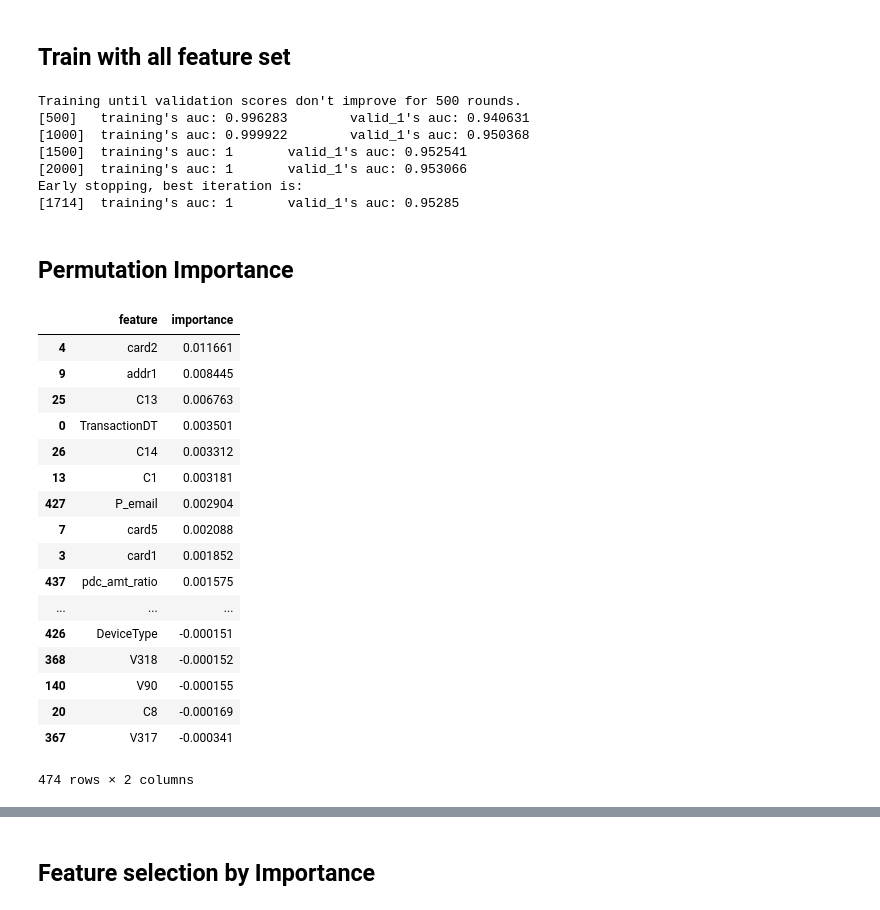
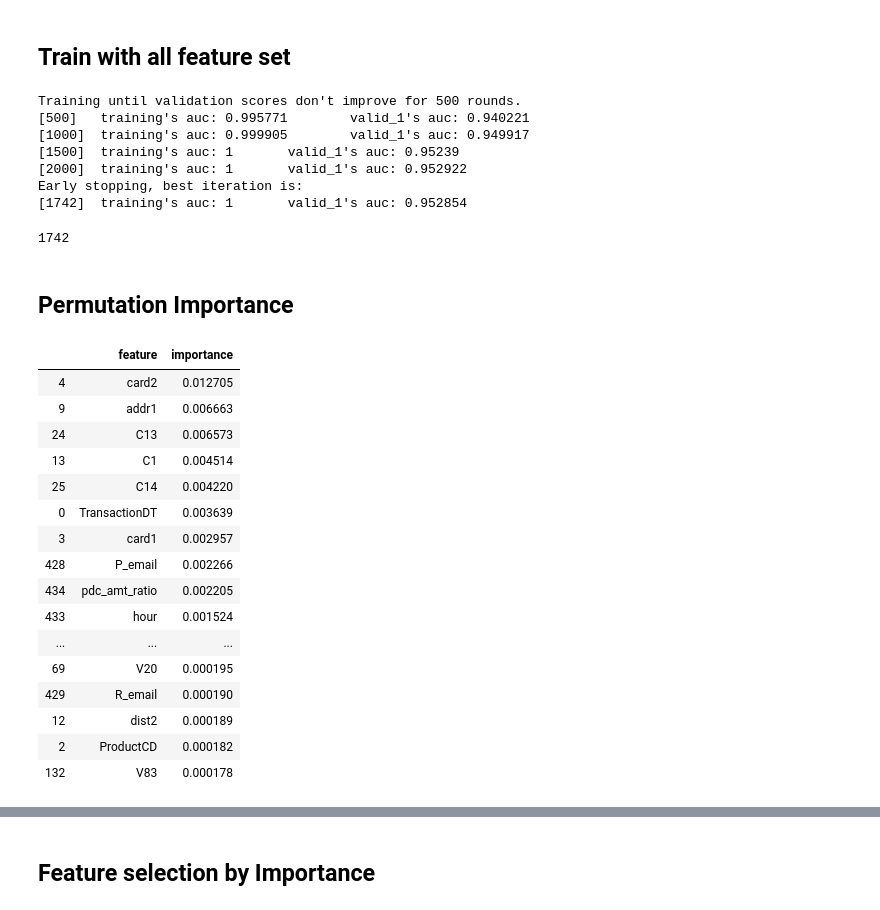
Before and after one commit to haataa/IEEE_CIS_Fraud_Detection, a Jupyter notebook: feature_selection.ipynb, the cells around one changed output, grey strips where cells are left out. Drawn from its saved outputs; the diff is of its cells as text; code cells hidden in the pictures.

Commit message:
feat: add PAC to reduce vfeatures

```diff
--- a/feature_selection.ipynb
+++ b/feature_selection.ipynb
@@ -198,0 +221,2 @@ def permutation_importance(model,features_valid,labels_valid):
+# %%
+vfeatures = ['V'+str(i) for i in range(1,340)]
@@ -199,40 +288,47 @@ def permutation_importance(model,features_valid,labels_valid):
+# %%
+features_train.drop(vfeatures,axis=1,inplace=True)
 # %% [markdown]
 ## Train with all feature set
 # %%
 train_num = 160000
+features_train = features_train.drop(['C8'],axis=1)
 categorical = list(set(categorical_raw).intersection(features_train.columns))
 model,valid_results = train_selector(params,train_num,features_train,labels_train,
                                      categorical,verbose_eval=500)
 # %% [output]
 Training until validation scores don't improve for 500 rounds.
-[500]   training's auc: 0.996283        valid_1's auc: 0.940631
-[1000]  training's auc: 0.999922        valid_1's auc: 0.950368
-[1500]  training's auc: 1       valid_1's auc: 0.952541
-[2000]  training's auc: 1       valid_1's auc: 0.953066
+[500]   training's auc: 0.995771        valid_1's auc: 0.940221
+[1000]  training's auc: 0.999905        valid_1's auc: 0.949917
+[1500]  training's auc: 1       valid_1's auc: 0.95239
+[2000]  training's auc: 1       valid_1's auc: 0.952922
 Early stopping, best iteration is:
-[1714]  training's auc: 1       valid_1's auc: 0.95285
+[1742]  training's auc: 1       valid_1's auc: 0.952854
+# %%
+model.num_trees()
+# %% [output]
+1742
 # %% [markdown]
 ## Permutation Importance
 # %%
-fi_importance = permutation_importance(model,features_train.iloc[160000:],labels_train.iloc[160000:])
+fi_importance = permutation_importance(model,features_train.iloc[160000:],
+                                       labels_train.iloc[160000:])
 # %%
-fi_importance.sort_values('importance',ascending=False)
+fi_importance.sort_values(by='importance',ascending=False)[0:50]
 # %% [output]
 |  | feature | importance |
-| 4 | card2 | 0.011661 |
-| 9 | addr1 | 0.008445 |
-| 25 | C13 | 0.006763 |
-| 0 | TransactionDT | 0.003501 |
-| 26 | C14 | 0.003312 |
-| 13 | C1 | 0.003181 |
-| 427 | P_email | 0.002904 |
-| 7 | card5 | 0.002088 |
-| 3 | card1 | 0.001852 |
-| 437 | pdc_amt_ratio | 0.001575 |
+| 4 | card2 | 0.012705 |
+| 9 | addr1 | 0.006663 |
+| 24 | C13 | 0.006573 |
+| 13 | C1 | 0.004514 |
+| 25 | C14 | 0.004220 |
+| 0 | TransactionDT | 0.003639 |
+| 3 | card1 | 0.002957 |
+| 428 | P_email | 0.002266 |
+| 434 | pdc_amt_ratio | 0.002205 |
+| 433 | hour | 0.001524 |
 | ... | ... | ... |
-| 426 | DeviceType | -0.000151 |
-| 368 | V318 | -0.000152 |
-| 140 | V90 | -0.000155 |
-| 20 | C8 | -0.000169 |
-| 367 | V317 | -0.000341 |
+| 69 | V20 | 0.000195 |
+| 429 | R_email | 0.000190 |
+| 12 | dist2 | 0.000189 |
+| 2 | ProductCD | 0.000182 |
+| 132 | V83 | 0.000178 |
-474 rows × 2 columns
```
Also changed, not shown: parts of 37 cells of this notebook.
